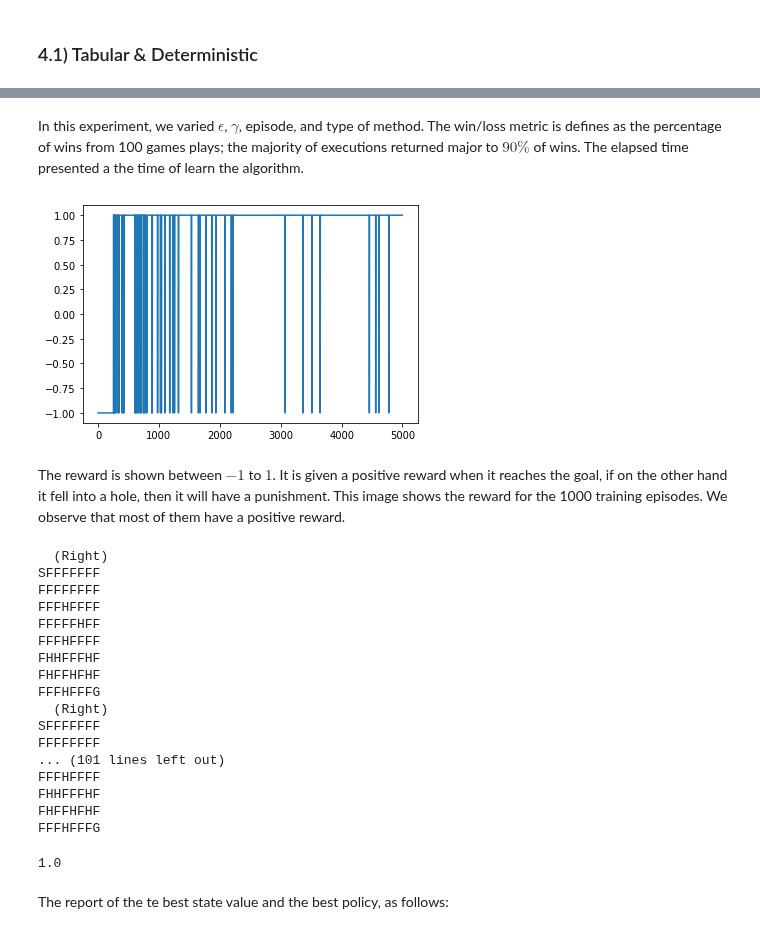
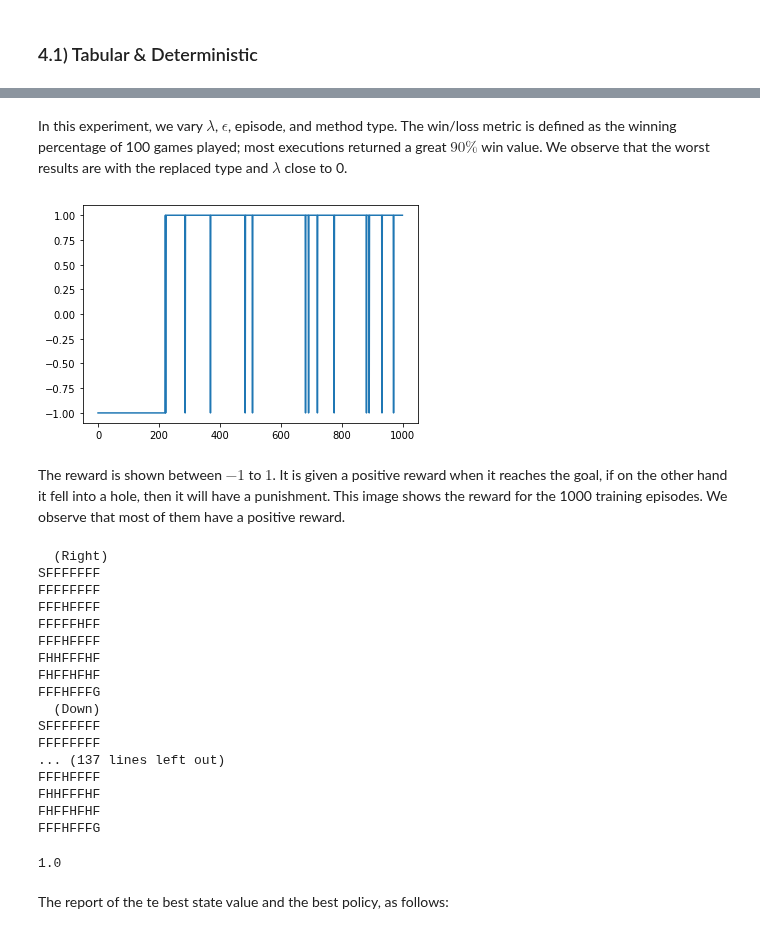
Before and after one commit to thurbridi/mo436-project-1, a Jupyter notebook: notebooks/project_1.ipynb, the cells around one changed output, grey strips where cells are left out. Drawn from its saved outputs; the diff is of its cells as text; code cells hidden in the pictures.

```diff
--- a/notebooks/project_1.ipynb
+++ b/notebooks/project_1.ipynb
@@ -477,16 +477,16 @@ report_sarsa(stochastic = False)
 # %% [markdown]
-In this experiment, we varied $\epsilon$, $\gamma$, episode, and type of method. The win/loss metric is defines as the percentage of wins from 100 games plays; the majority of executions returned major to $90\%$ of wins. The elapsed time presented a the time of learn the algorithm.
+In this experiment, we vary $\lambda$, $\epsilon$, episode, and method type. The win/loss metric is defined as the winning percentage of 100 games played; most executions returned a great $90\%$ win value. We observe that the worst results are with the replaced type and $\lambda$ close to 0.
 # %%
 env = gym.make('FrozenLake8x8-v1', is_slippery=False)
-Q_sarsa, E_sarsa, stats, _ = sarsa_lambda(env, 5000, 0.99, 0.01, 0.9, 0.01, 'accumulate')
+Q_sarsa, E_sarsa, stats, _ = sarsa_lambda(env, 1000, 0.99, 0.01, 0.5, 0.01, 'accumulate')
 plt.plot(stats)
 plt.show()
 # %% [output]
-[figure, old version]
+[figure, new version]
 # %% [markdown]
 The reward is shown between $-1$ to $1$. It is given a positive reward when it reaches the goal, if on the other hand it fell into a hole, then it will have a punishment. This image shows the reward for the 1000 training episodes. We observe that most of them have a positive reward.
 # %%
-generate_stats_sarsa(env, Q_sarsa, E_sarsa, 1, 0.99, 0.01, 0.9, 0.01, 'accumulate', True)
+generate_stats_sarsa(env, Q_sarsa, E_sarsa, 1, 0.99, 0.01, 0.5, 0.01, 'accumulate', True)
 # %% [output]
   (Right)
 SFFFFFFF
@@ -497,10 +497,10 @@ FFFHFFFF
 FHHFFFHF
 FHFFHFHF
 FFFHFFFG
-  (Right)
+  (Down)
 SFFFFFFF
 FFFFFFFF
-... (101 lines left out)
+... (137 lines left out)
 FFFHFFFF
 FHHFFFHF
 FHFFHFHF
```
Also changed, not shown: parts of 26 cells of this notebook, 2 other files.
